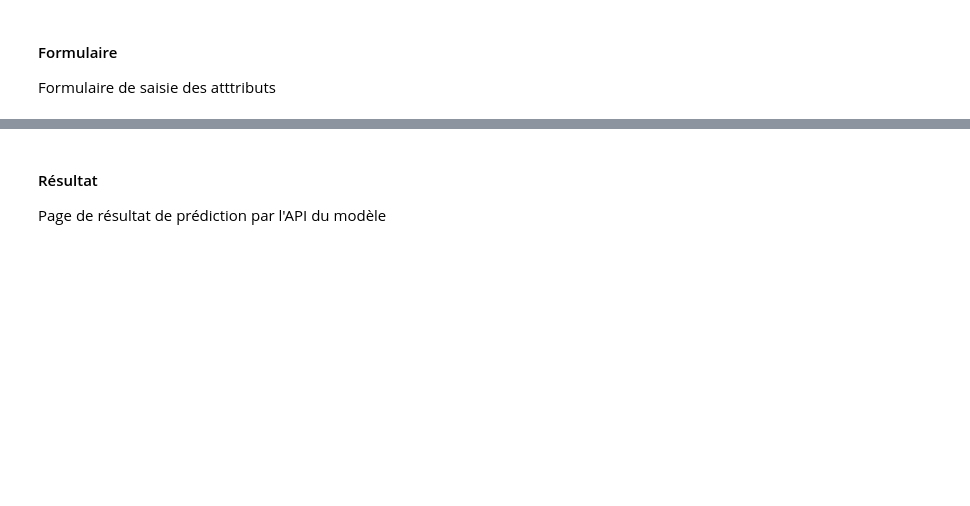
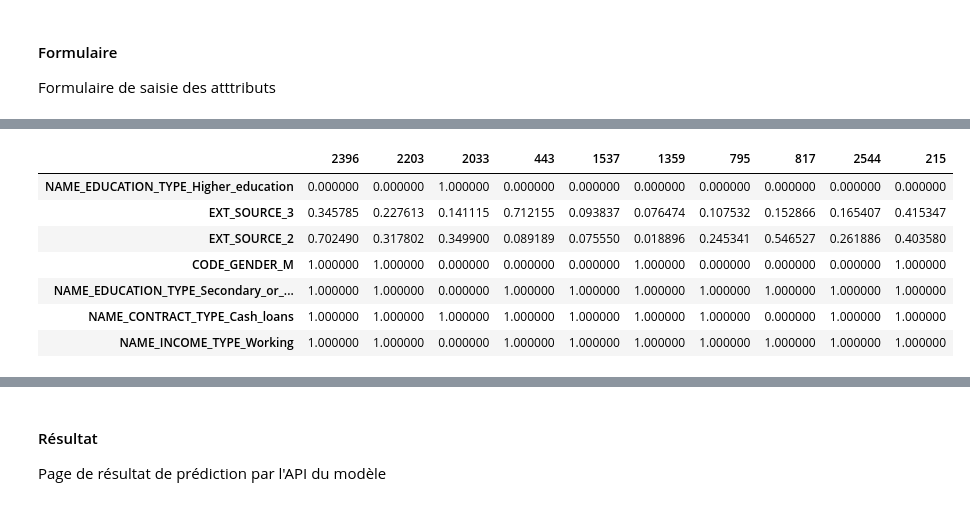
Before and after one commit to JeanRosselVallee/project_7, a Jupyter notebook: test_api/Jean_Vallée_5_notebook_test_API_042024.ipynb, the cells around one changed output, grey strips where cells are left out. Cells and saved outputs as stored; diff of their text form; code cells hidden in the pictures; blank space fills up the shorter version.

```diff
--- a/test_api/Jean_Vallée_5_notebook_test_API_042024.ipynb
+++ b/test_api/Jean_Vallée_5_notebook_test_API_042024.ipynb
@@ -142,0 +167,7 @@ li_dict_features
+# %%
+nb_observations = 3
+path_TP = '../modeling/data/out/X_TP.csv'   # True Positives dataset
+df_TP = pd.read_csv(path_TP)
+df_TP_sample_N = df_TP.tail(nb_observations)
+str_dataframe_split = str(df_TP_sample_N.to_dict(orient="split")).replace("'", '"')
+str_dataframe_split
@@ -385,7 +410,15 @@ str_form += \
 </html>
 '''
 # %%
-import pandas as pd
-file_X_true_positives = '../modeling/data/out/X_true_pos.csv'
-df_X_true_pos = pd.read_csv(file_X_true_positives).drop('Unnamed: 0', axis='columns')
+df_TP_sample_10 = pd.read_csv(path_TP).sample(10, random_state=0)
+df_TP_sample_10.T
+# %% [output]
+|  | 2396 | 2203 | 2033 | 443 | 1537 | 1359 | 795 | 817 | 2544 | 215 |
+| NAME_EDUCATION_TYPE_Higher_education | 0.000000 | 0.000000 | 1.000000 | 0.000000 | 0.000000 | 0.000000 | 0.000000 | 0.000000 | 0.000000 | 0.000000 |
+| EXT_SOURCE_3 | 0.345785 | 0.227613 | 0.141115 | 0.712155 | 0.093837 | 0.076474 | 0.107532 | 0.152866 | 0.165407 | 0.415347 |
+| EXT_SOURCE_2 | 0.702490 | 0.317802 | 0.349900 | 0.089189 | 0.075550 | 0.018896 | 0.245341 | 0.546527 | 0.261886 | 0.403580 |
+| CODE_GENDER_M | 1.000000 | 1.000000 | 0.000000 | 0.000000 | 0.000000 | 1.000000 | 0.000000 | 0.000000 | 0.000000 | 1.000000 |
+| NAME_EDUCATION_TYPE_Secondary_or_... | 1.000000 | 1.000000 | 0.000000 | 1.000000 | 1.000000 | 1.000000 | 1.000000 | 1.000000 | 1.000000 | 1.000000 |
+| NAME_CONTRACT_TYPE_Cash_loans | 1.000000 | 1.000000 | 1.000000 | 1.000000 | 1.000000 | 1.000000 | 1.000000 | 0.000000 | 1.000000 | 1.000000 |
+| NAME_INCOME_TYPE_Working | 1.000000 | 1.000000 | 0.000000 | 1.000000 | 1.000000 | 1.000000 | 1.000000 | 1.000000 | 1.000000 | 1.000000 |
 # %%
```
Also changed, not shown: parts of 53 cells of this notebook, 4 other files.
